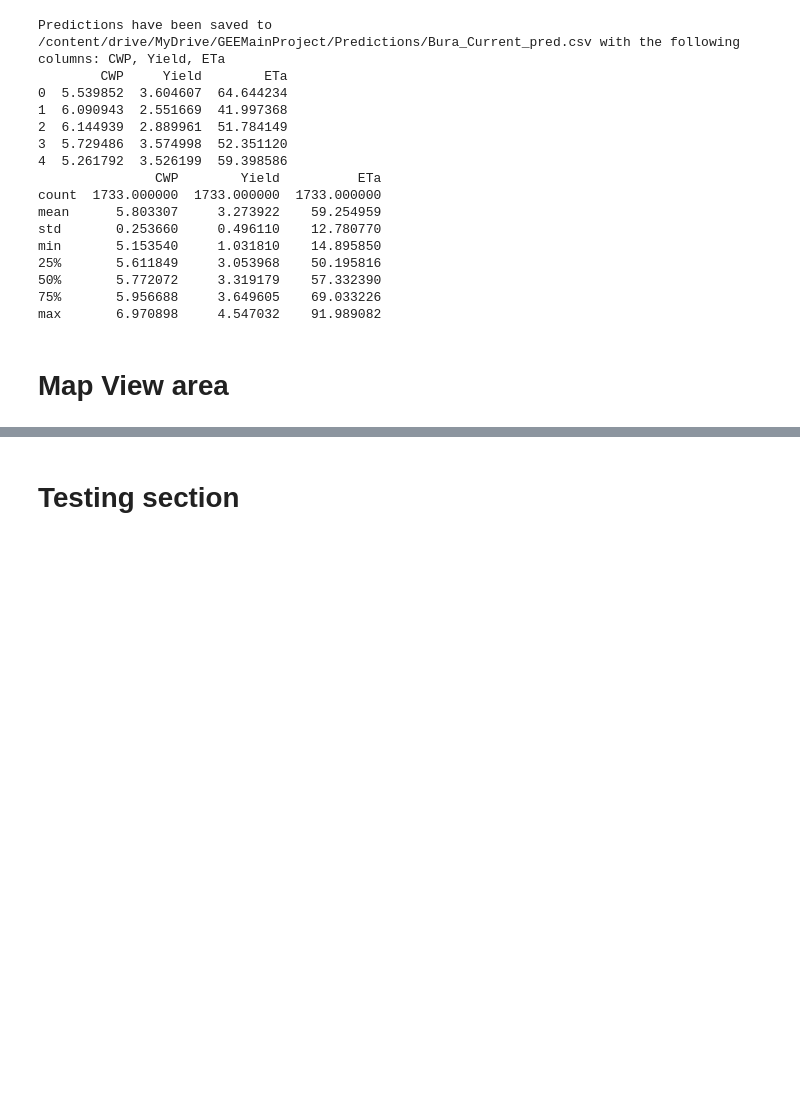
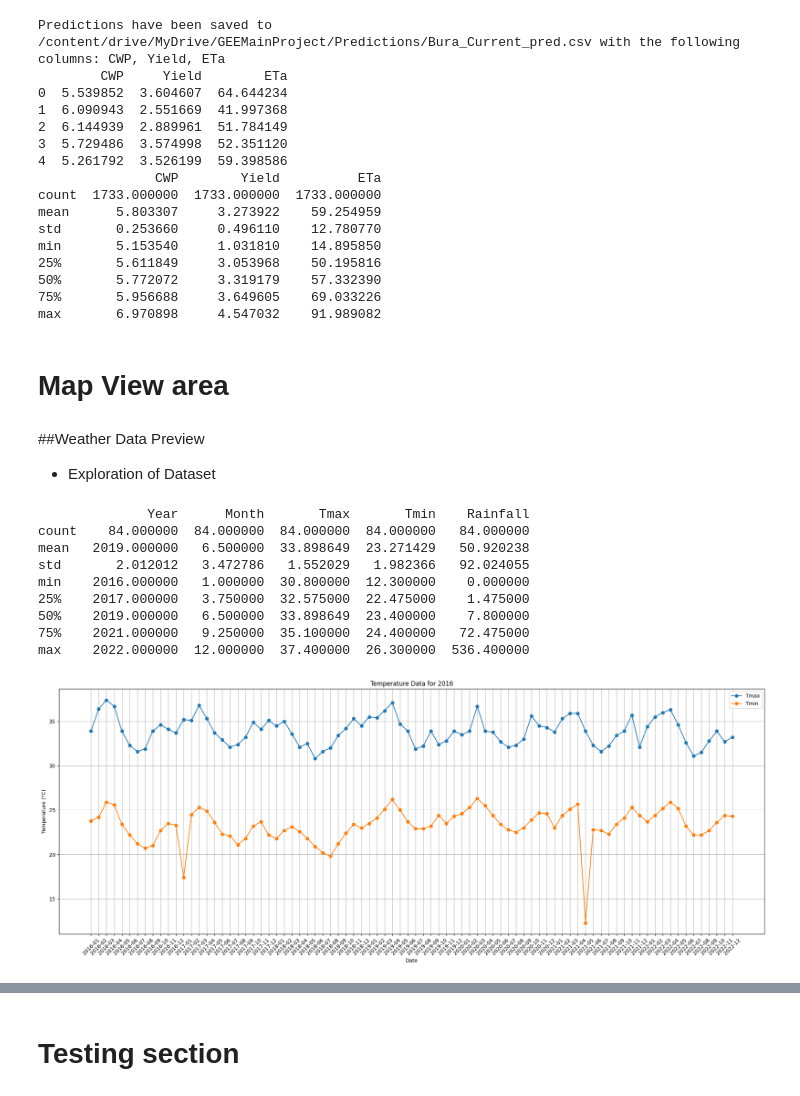
Before and after one commit to alfredamboka/FinalYearProject, a Jupyter notebook: mainProjectCode.ipynb, the cells around one changed output, grey strips where cells are left out. Drawn from its saved outputs; the diff is of its cells as text; code cells hidden in the pictures; blank space fills up the shorter version.

```diff
--- a/mainProjectCode.ipynb
+++ b/mainProjectCode.ipynb
@@ -3387,3 +3466,40 @@ max       6.970898     4.547032    91.989082
 Map.add_layer_control()
 Map.centerObject(cropland)
 Map
+# %% [markdown]
+##Weather Data Preview
+- Exploration of Dataset
+# %%
+weatherData = '/content/drive/MyDrive/Colab Notebooks/FieldDataset/GarissaWeatherData.csv'
+wdf = pd.read_csv(weatherData)
+
+# Fill NaN values in "Tmax" with the mean of existing values
+tmax_mean = wdf['Tmax'].mean()
+wdf['Tmax'].fillna(tmax_mean, inplace=True)
+
+print(wdf.describe())
+# Plotting
+plt.figure(figsize=(20, 8))
+plt.plot(wdf['Date'], wdf['Tmax'], marker='o', label='Tmax')
+plt.plot(wdf['Date'], wdf['Tmin'], marker='o', label='Tmin')
+plt.xlabel('Date')
+plt.ylabel('Temperature (°C)')
+plt.title('Temperature Data for 2016')
+plt.xticks(rotation=45)
+plt.legend()
+plt.grid(True)
+
+# Show the plot
+plt.tight_layout()
+plt.show()
+# %% [output]
+              Year      Month       Tmax       Tmin    Rainfall
+count    84.000000  84.000000  84.000000  84.000000   84.000000
+mean   2019.000000   6.500000  33.898649  23.271429   50.920238
+std       2.012012   3.472786   1.552029   1.982366   92.024055
+min    2016.000000   1.000000  30.800000  12.300000    0.000000
+25%    2017.000000   3.750000  32.575000  22.475000    1.475000
+50%    2019.000000   6.500000  33.898649  23.400000    7.800000
+75%    2021.000000   9.250000  35.100000  24.400000   72.475000
+max    2022.000000  12.000000  37.400000  26.300000  536.400000
+[figure, added]
```
Also changed, not shown: parts of 12 cells of this notebook.
